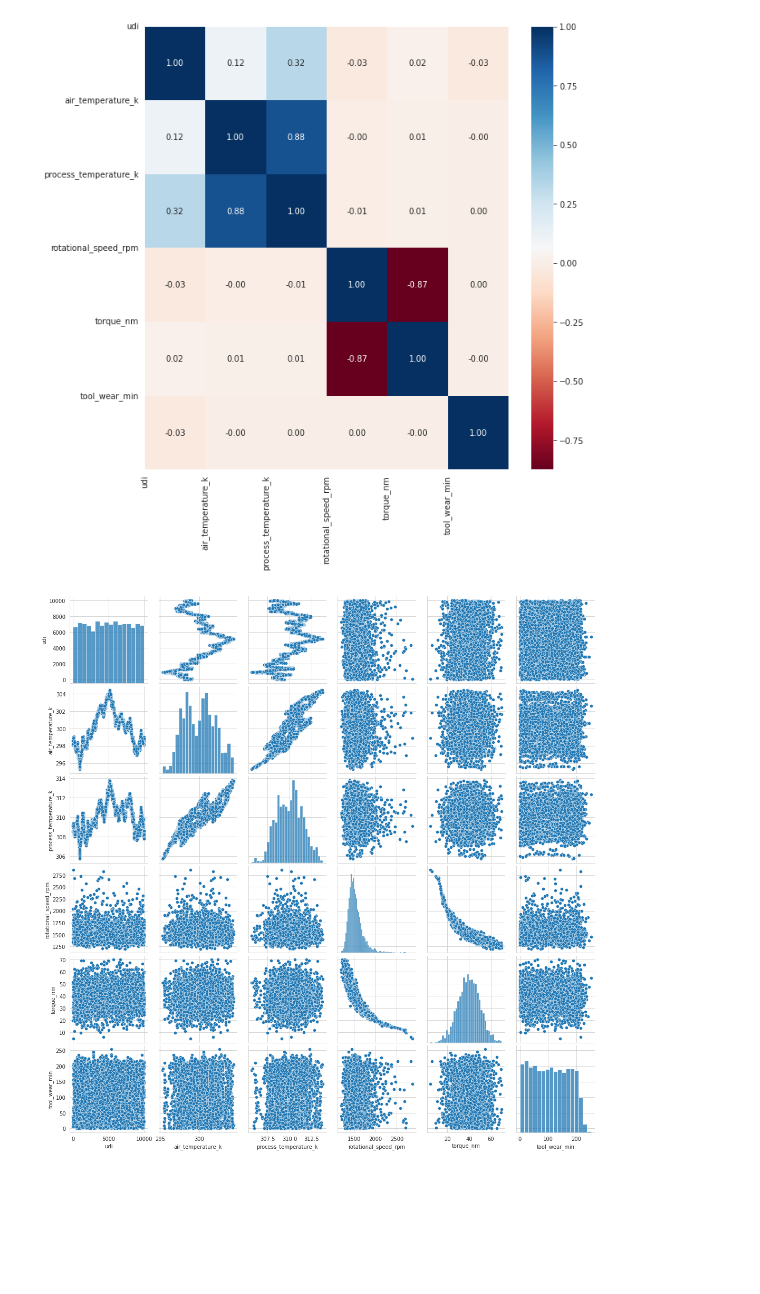
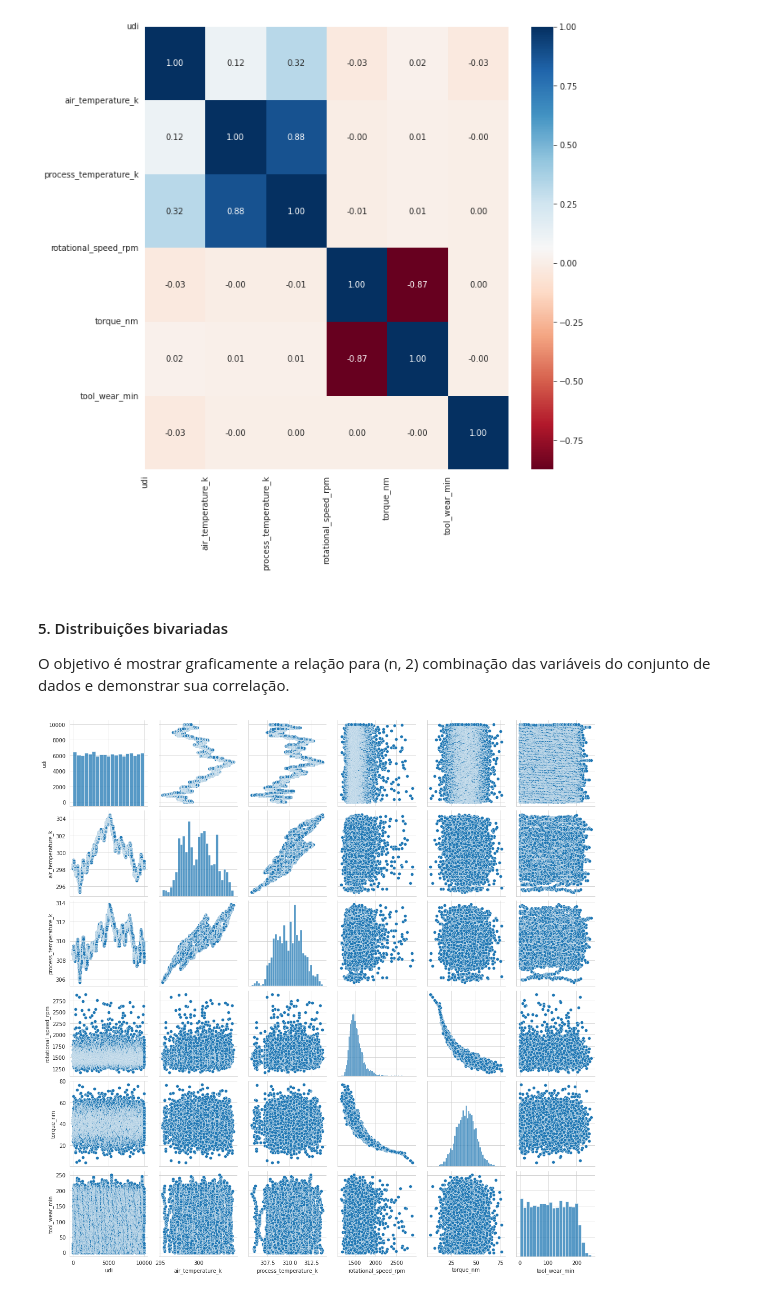
Before and after one commit to danielemontenegro/desafio_indicium_dani_montenegro, a Jupyter notebook: eda.ipynb, the cells around one changed output. Saved outputs shown, nothing was run; the diff lists cells and outputs as text; code cells hidden in the pictures; blank space fills up the shorter version.

```diff
--- a/eda.ipynb
+++ b/eda.ipynb
@@ -284,8 +274,12 @@ plt.yticks(range(len(corr.columns)), corr.columns)
 plt.show()
 # %% [output]
 [figure]
+# %% [markdown]
+#### 5. Distribuições bivariadas
+
+O objetivo é mostrar graficamente a relação para (n, 2) combinação das variáveis do conjunto de dados e demonstrar sua correlação.
 # %%
-sn.pairplot(df_teste)
+sn.pairplot(df_treino)
 plt.show()
 # %% [output]
-[figure, old version]
+[figure, new version]
```
Also changed, not shown: parts of 13 cells of this notebook, 2 other files.
